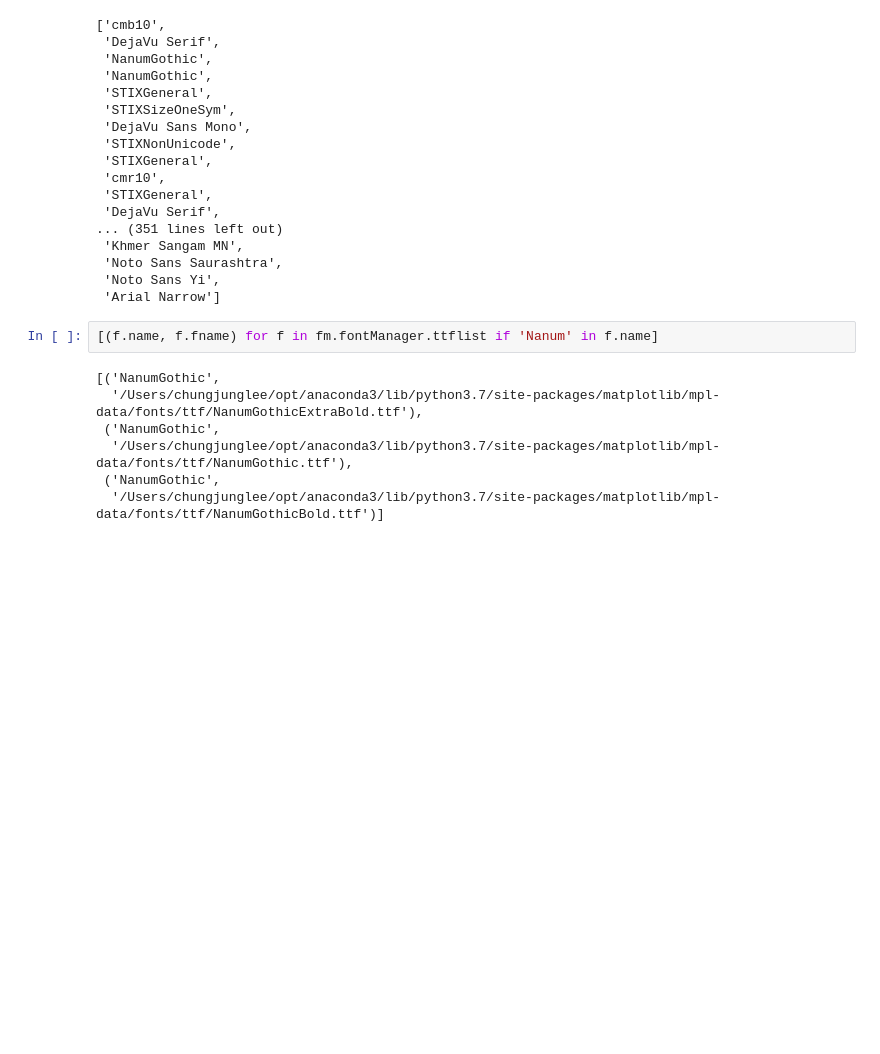
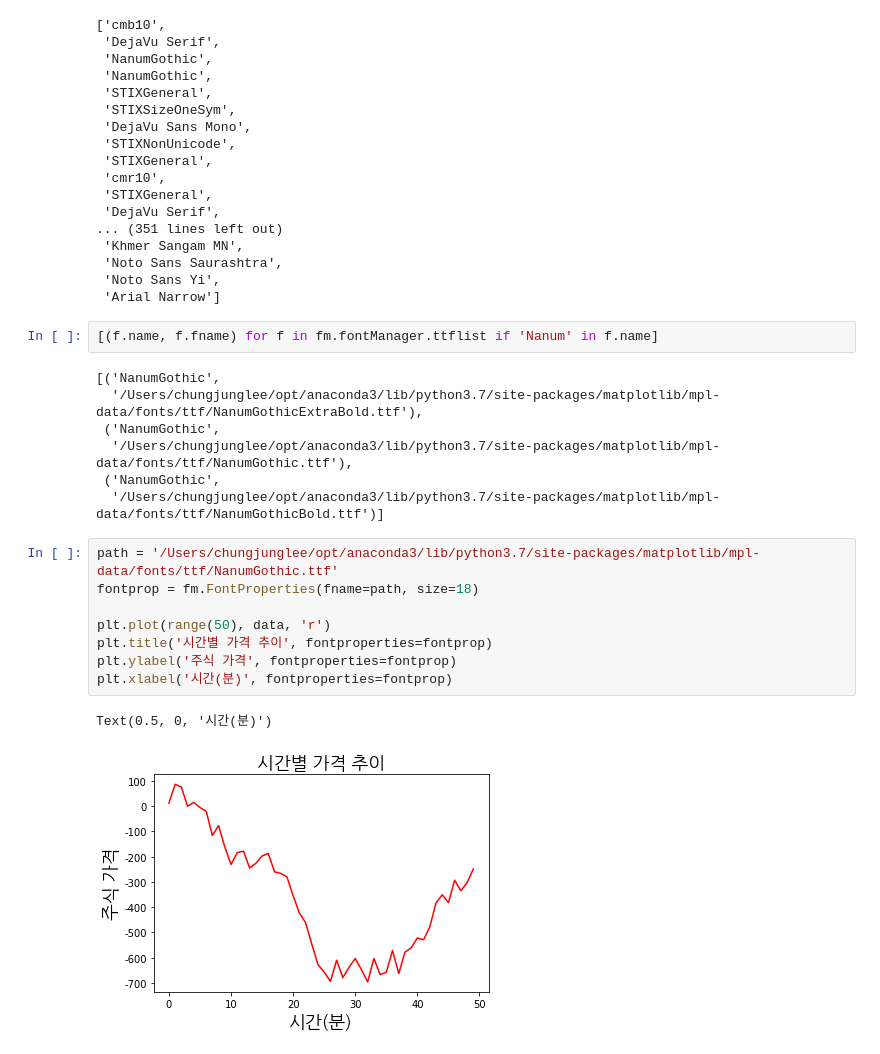
Before and after one commit to ChungjungLee/KaggleStudy, a Jupyter notebook: What is Matplotlib.ipynb, the cells around one changed output. Cells and saved outputs as stored; diff of their text form; blank space fills up the shorter version.

Commit message:
Apply Korean font with rcParams

```diff
--- a/What is Matplotlib.ipynb
+++ b/What is Matplotlib.ipynb
@@ -92,3 +92,14 @@ f
   '/Users/chungjunglee/opt/anaconda3/lib/python3.7/site-packages/matplotlib/mpl-data/fonts/ttf/NanumGothic.ttf'),
  ('NanumGothic',
   '/Users/chungjunglee/opt/anaconda3/lib/python3.7/site-packages/matplotlib/mpl-data/fonts/ttf/NanumGothicBold.ttf')]
+# %%
+path = '/Users/chungjunglee/opt/anaconda3/lib/python3.7/site-packages/matplotlib/mpl-data/fonts/ttf/NanumGothic.ttf'
+fontprop = fm.FontProperties(fname=path, size=18)
+
+plt.plot(range(50), data, 'r')
+plt.title('시간별 가격 추이', fontproperties=fontprop)
+plt.ylabel('주식 가격', fontproperties=fontprop)
+plt.xlabel('시간(분)', fontproperties=fontprop)
+# %% [output]
+Text(0.5, 0, '시간(분)')
+[figure, added]
```
Also changed, not shown: parts of 6 cells of this notebook.
